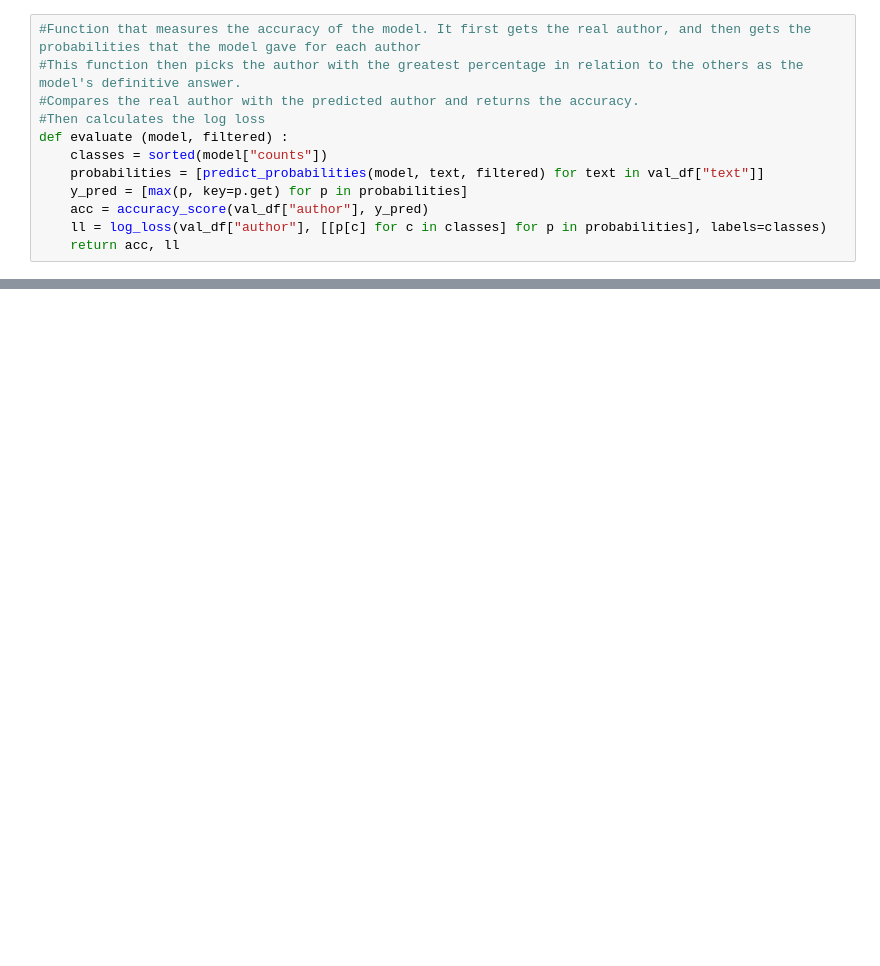
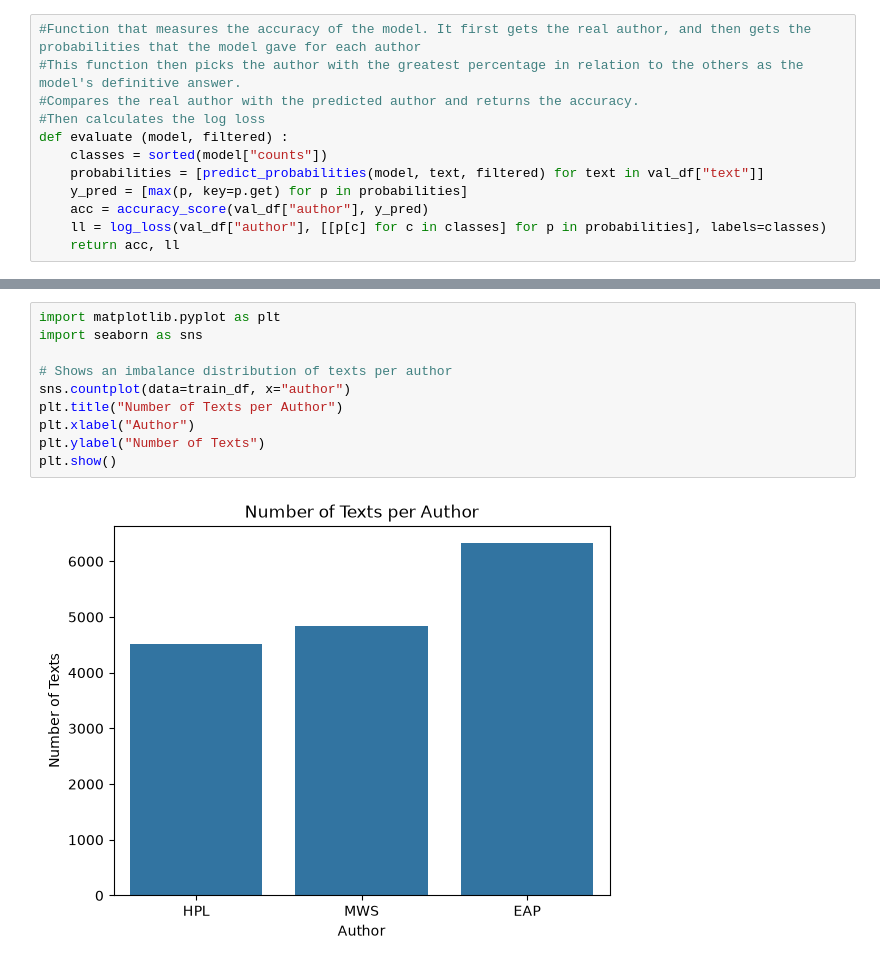
Before and after one commit to Alexandre-Filho/COSC325-ML-project, a Jupyter notebook: deepLearner.ipynb, the cells around one changed output, grey strips where cells are left out. Cells and saved outputs as stored; diff of their text form; blank space fills up the shorter version.

Commit message:
Added countplot for author text distribution

```diff
--- a/deepLearner.ipynb
+++ b/deepLearner.ipynb
@@ -229,0 +311,12 @@ plt.show()
+# %%
+import matplotlib.pyplot as plt
+import seaborn as sns
+
+# Shows an imbalance distribution of texts per author
+sns.countplot(data=train_df, x="author")
+plt.title("Number of Texts per Author")
+plt.xlabel("Author")
+plt.ylabel("Number of Texts")
+plt.show()
+# %% [output]
+[figure, added]
```
Also changed, not shown: parts of 9 cells of this notebook, 1 other file.
